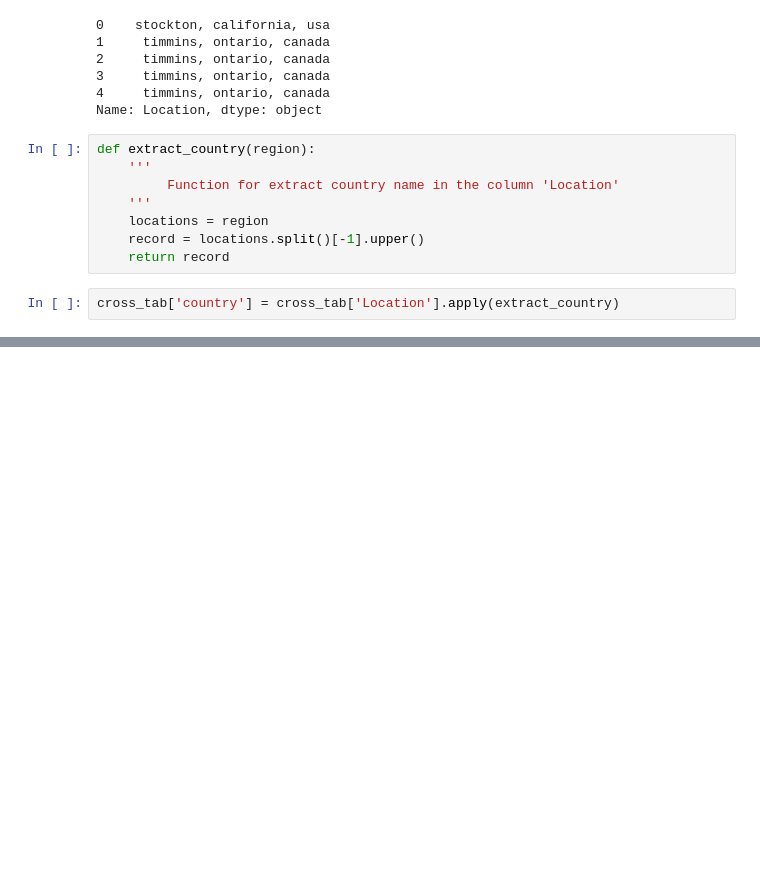
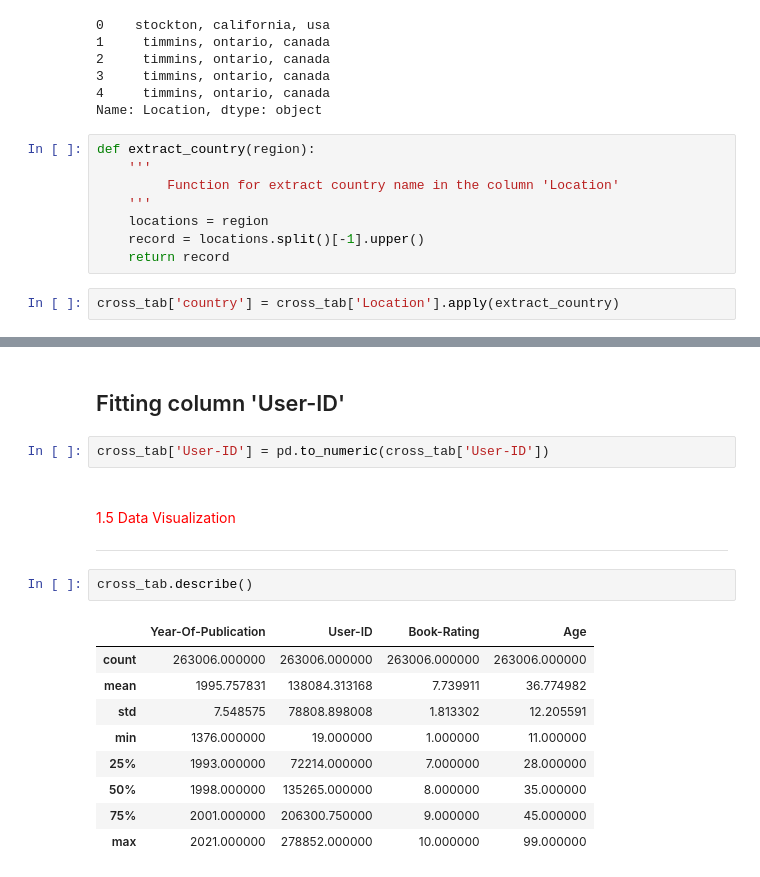
Before and after one commit to Gabriel-limadev/recommendation_system-machine_learning, a Jupyter notebook: recommendation_system.ipynb, the cells around one changed output, grey strips where cells are left out. Cells and saved outputs as stored; diff of their text form; blank space fills up the shorter version.

```diff
--- a/recommendation_system.ipynb
+++ b/recommendation_system.ipynb
@@ -272,0 +365,20 @@ cross_tab.head()
+# %% [markdown]
+## Fitting column 'User-ID'
+# %%
+cross_tab['User-ID'] = pd.to_numeric(cross_tab['User-ID'])
+# %% [markdown]
+<br>
+<font color= 'red' style='font-size: 30px'>1.5 Data Visualization</font>
+<hr style = 'border: 1px solid red'>
+# %%
+cross_tab.describe()
+# %% [output]
+|  | Year-Of-Publication | User-ID | Book-Rating | Age |
+| count | 263006.000000 | 263006.000000 | 263006.000000 | 263006.000000 |
+| mean | 1995.757831 | 138084.313168 | 7.739911 | 36.774982 |
+| std | 7.548575 | 78808.898008 | 1.813302 | 12.205591 |
+| min | 1376.000000 | 19.000000 | 1.000000 | 11.000000 |
+| 25% | 1993.000000 | 72214.000000 | 7.000000 | 28.000000 |
+| 50% | 1998.000000 | 135265.000000 | 8.000000 | 35.000000 |
+| 75% | 2001.000000 | 206300.750000 | 9.000000 | 45.000000 |
+| max | 2021.000000 | 278852.000000 | 10.000000 | 99.000000 |
```
Also changed, not shown: parts of 38 cells of this notebook.
